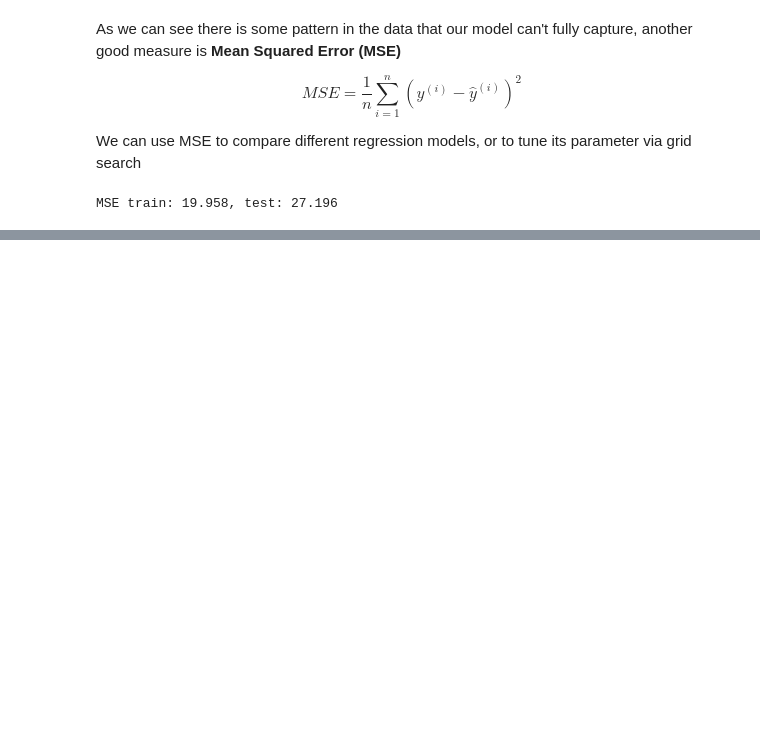
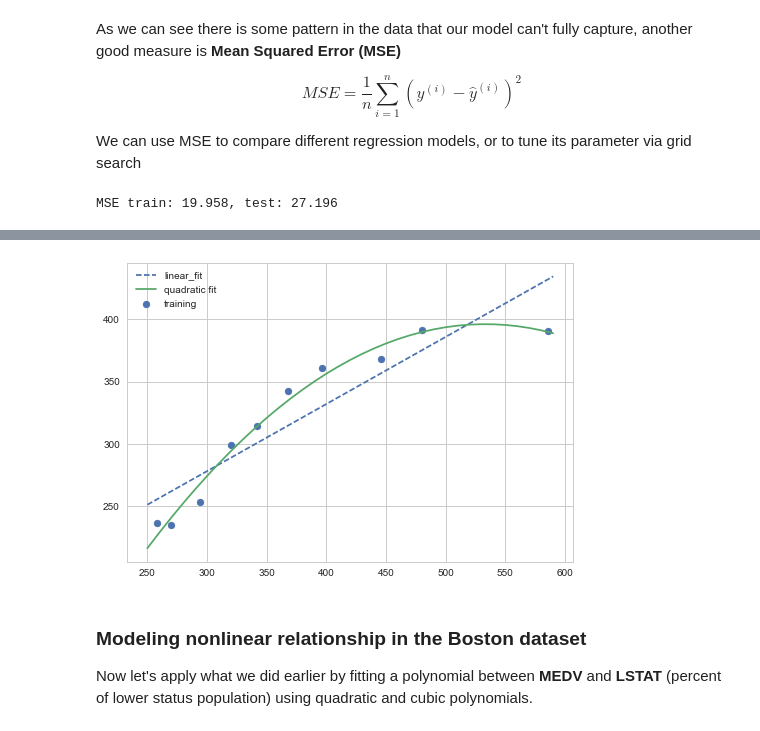
Before and after one commit to alanmarazzi/python-machinelearning, a Jupyter notebook: Chapter 10 - Predicting continuous variable with regression analysis.ipynb, the cells around one changed output, grey strips where cells are left out. Cells and saved outputs as stored; diff of their text form; code cells hidden in the pictures; blank space fills up the shorter version.

```diff
--- a/Chapter 10 - Predicting continuous variable with regression analysis.ipynb
+++ b/Chapter 10 - Predicting continuous variable with regression analysis.ipynb
@@ -286,0 +339,33 @@ MSE train: 19.958, test: 27.196
+# %%
+x = np.array([258.0, 270.0, 294.0,
+              320.0, 342.0, 368.0,
+              396.0, 446.0, 480.0, 586.0])[:, np.newaxis]
+
+y = np.array([236.4, 234.4, 252.8,
+              298.6, 314.2, 342.2,
+              360.8, 368.0, 391.2,
+              390.8])
+# %%
+lr = LinearRegression()
+pr = LinearRegression()
+quadratic = PolynomialFeatures(degree=2)
+x_quad = quadratic.fit_transform(x)
+# %%
+lr.fit(x, y)
+x_fit = np.arange(250, 600, 10)[:, np.newaxis]
+y_lin_fit = lr.predict(x_fit)
+# %%
+pr.fit(x_quad, y)
+y_quad_fit = pr.predict(quadratic.fit_transform(x_fit))
+plt.scatter(x, y, label='training')
+plt.plot(x_fit, y_lin_fit, label='linear_fit',
+         linestyle='--')
+plt.plot(x_fit, y_quad_fit, label='quadratic fit')
+plt.legend(loc='upper left')
+plt.show()
+# %% [output]
+[figure, added]
+# %% [markdown]
+### Modeling nonlinear relationship in the Boston dataset
+
+Now let's apply what we did earlier by fitting a polynomial between **MEDV** and **LSTAT** (percent of lower status population) using quadratic and cubic polynomials.
```
Also changed, not shown: parts of 14 cells of this notebook.
